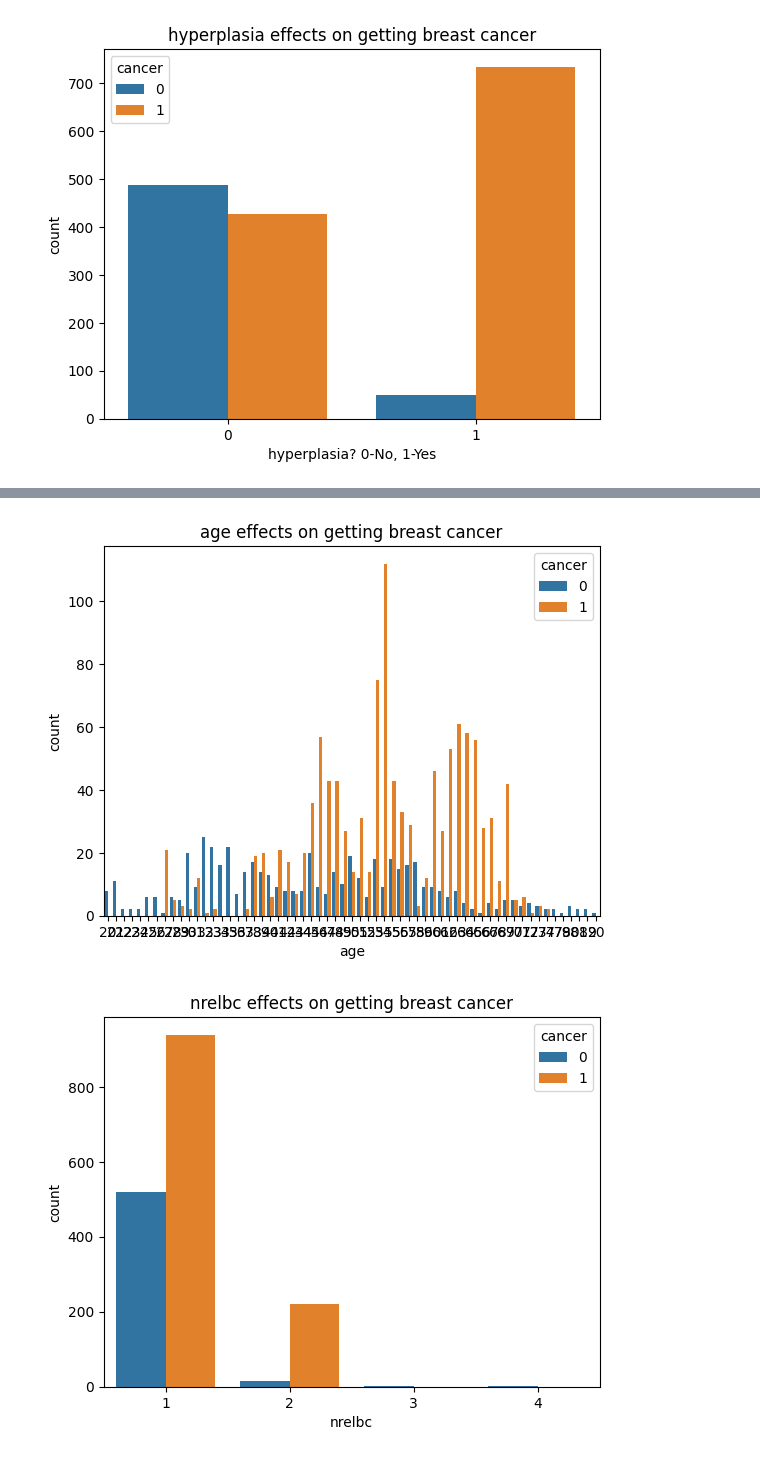
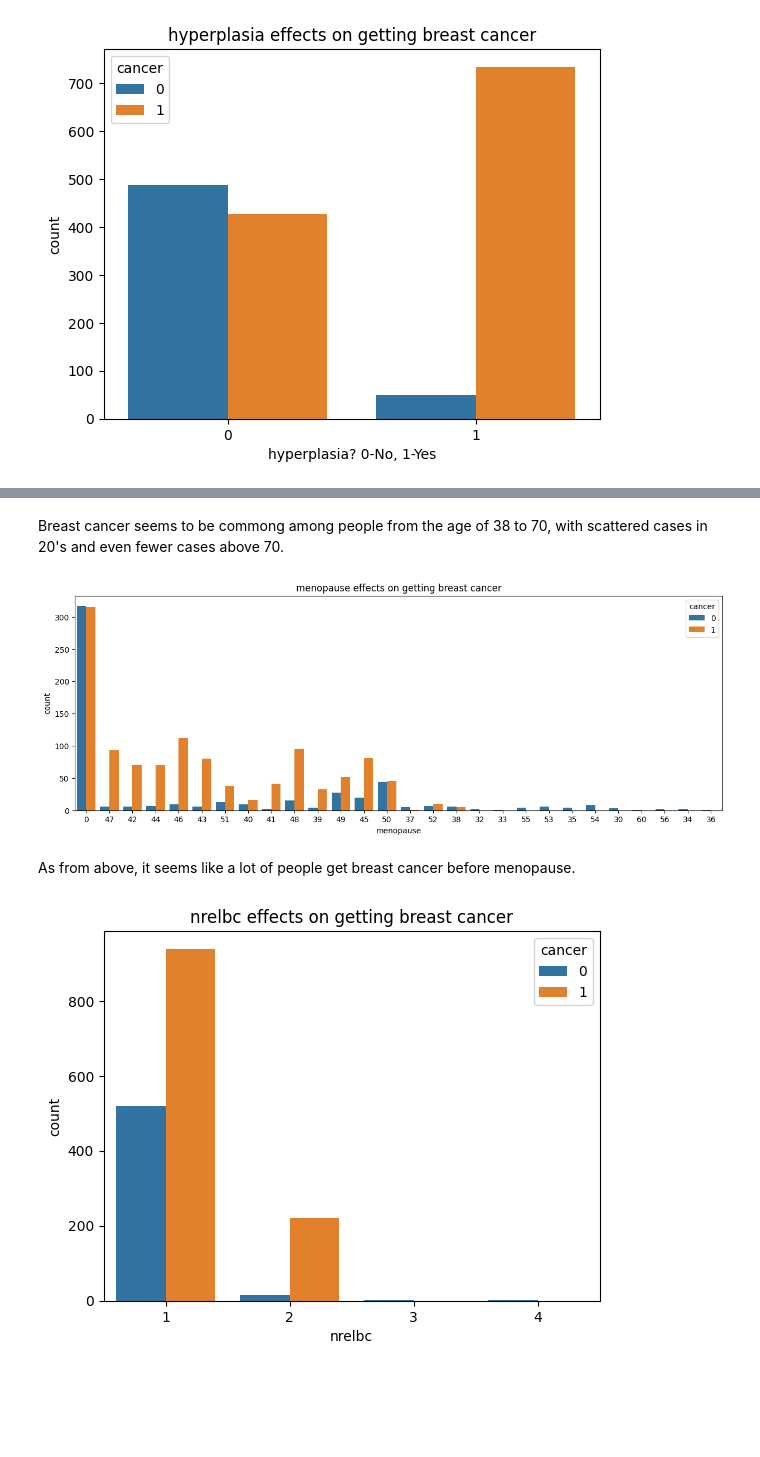
Before and after one commit to uginm102/MCSC-MUK, a Jupyter notebook: MCS7103-MachineLearning/Assignment1.ipynb, the cells around one changed output, grey strips where cells are left out. Saved outputs shown, nothing was run; the diff lists cells and outputs as text; code cells hidden in the pictures; blank space fills up the shorter version.

```diff
--- a/MCS7103-MachineLearning/Assignment1.ipynb
+++ b/MCS7103-MachineLearning/Assignment1.ipynb
@@ -371,0 +369,5 @@ Name: exercise, dtype: object
+# %%
+print(clean_data['children'].head(10))
+print('\n')
+clean_data['children'] = clean_data['children'].where(~clean_data['children'].isin(['5+']), 6)
+print(clean_data['children'].head(10))
@@ -652,10 +725,15 @@ plt.show()
+# %% [markdown]
+Breast cancer seems to be commong among people from the age of 38 to 70, with scattered cases in 20's and even fewer cases above 70.
 # %%
-# Graph To Analyzing the effect of age on getting breast cancer
-sns.countplot(data=clean_data, x='age', hue='cancer')
-plt.title('age effects on getting breast cancer')
+# Graph To Analyzing the effect of menopause on getting breast cancer
+ax = sns.countplot(data=clean_data, x='menopause', hue='cancer')
+ax.figure.set_size_inches(15, 5)
+plt.title('menopause effects on getting breast cancer')
 plt.show()
 # %% [output]
-[figure, old version]
+[figure, new version]
+# %% [markdown]
+As from above, it seems like a lot of people get breast cancer before menopause.
 # %%
 # Graph To Analyzing the effect of nrelbc on getting breast cancer
 sns.countplot(data=clean_data, x='nrelbc', hue='cancer')
```
Also changed, not shown: parts of 28 cells of this notebook, 1 other file.
